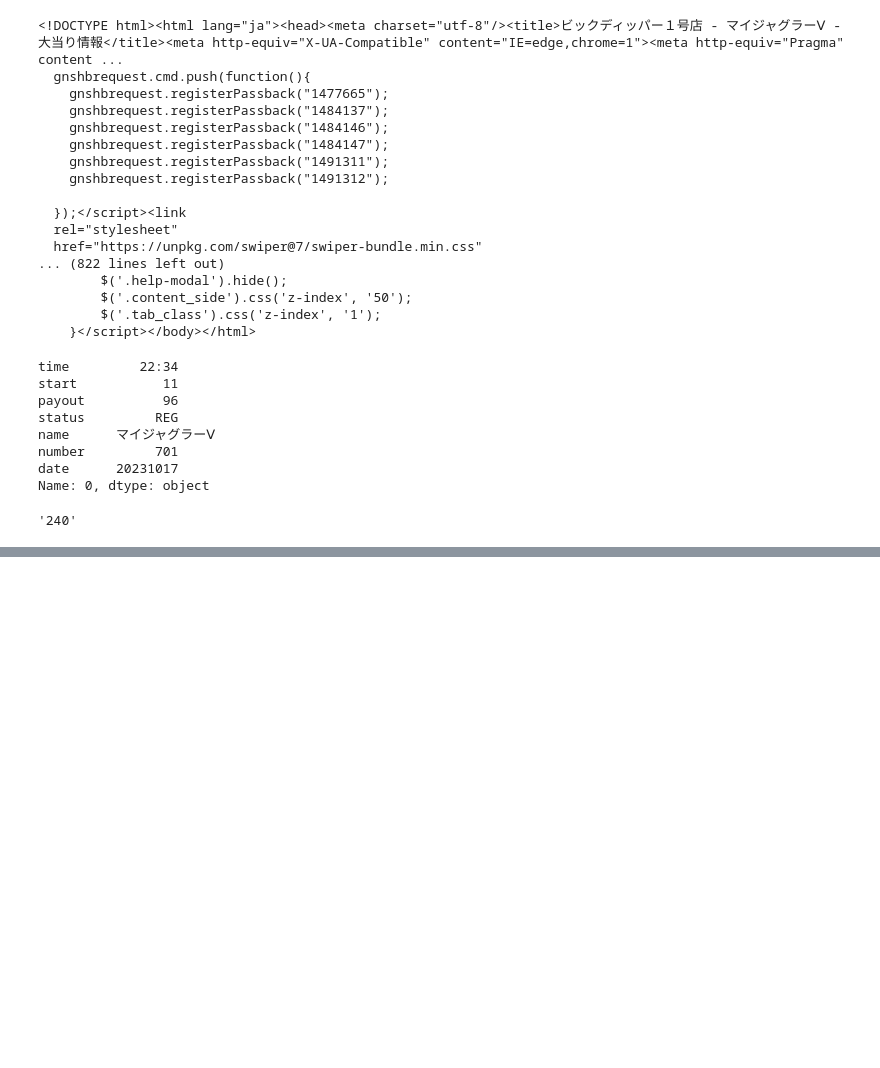
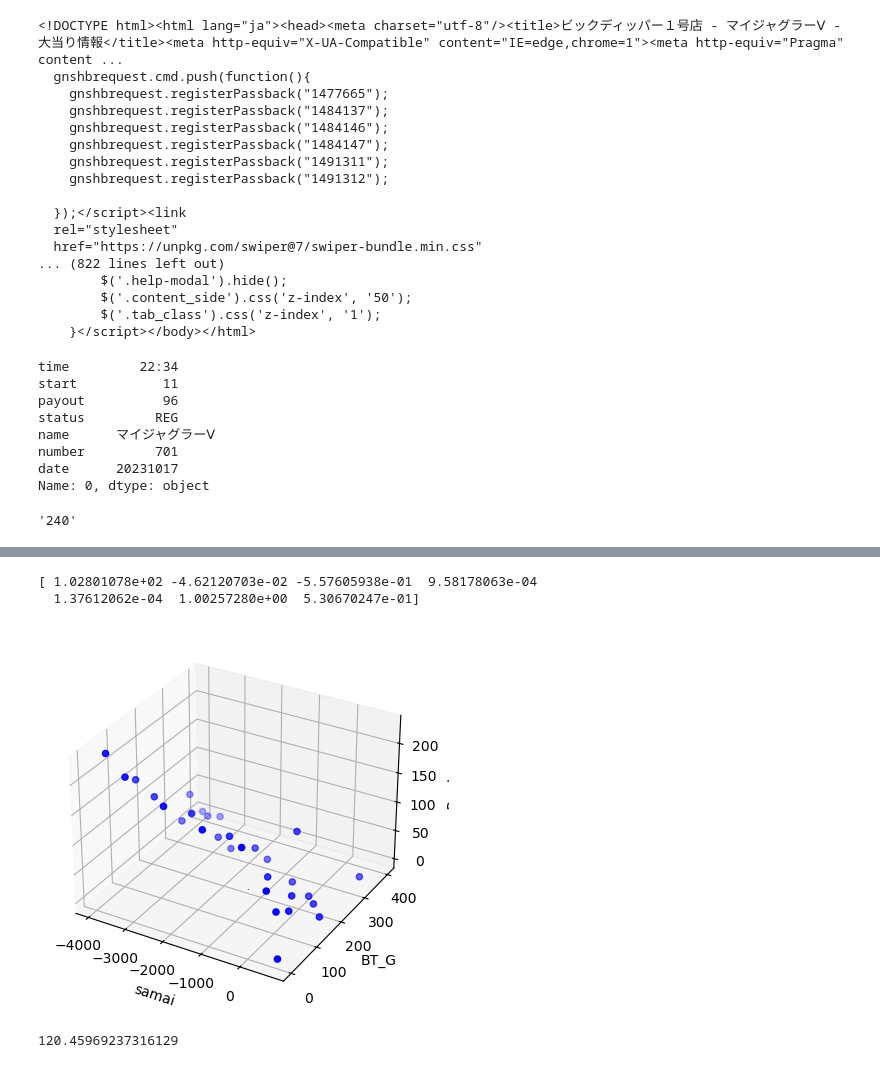
Before and after one commit to yohei-slot/hyena, a Jupyter notebook: pachidata.ipynb, the cells around one changed output, grey strips where cells are left out. Saved outputs shown, nothing was run; the diff lists cells and outputs as text; code cells hidden in the pictures; blank space fills up the shorter version.

```diff
--- a/pachidata.ipynb
+++ b/pachidata.ipynb
@@ -129,0 +501,37 @@ output = pd.DataFrame(index=[])
+# %%
+x = np.array([750,750,750,375,375,375,125,125,125,-500,-500,-500,-1500,-1500,-1500,-1500,-2500,-2500,-2500,-2500,-3500,-3500,-3500,-3500,-3500,-4000,-4000,-400,-4000,-4000,])
+y = np.array([333,165,0,200,100,50,220,150,50,250,150,50,300,250,150,50,300,250,150,50,400,350,250,150,50,400,350,250,150,50])
+z = np.array([0,0,0,0,30,50,0,30,80,0,50,140,0,40,100,150,0,40,120,170,0,20,50,130,200,0,50,90,150,230])
+# %%
+# Define mathematical function for curve fitting
+def func(xy, a, b, c,d, e,f, g):
+    x, y = xy
+    return a + b*x + c*y +  d*y**2 + e*x*y - f**(x/g)
+
+# Perform curve fitting
+popt, pcov = curve_fit(func, (x, y), z)
+
+# Print optimized parameters
+print(popt)
+
+# Create 3D plot of the data points and the fitted curve
+fig = plt.figure()
+ax = fig.add_subplot(111, projection='3d')
+ax.scatter(x, y, z, color='blue')
+x_range = np.linspace(0, 1, 50)
+y_range = np.linspace(0, 1, 50)
+X, Y = np.meshgrid(x_range, y_range)
+Z = func((X, Y), *popt)
+ax.plot_surface(X, Y, Z, color='red', alpha=0.5)
+ax.set_xlabel('samai')
+ax.set_ylabel('BT_G')
+ax.set_zlabel('Border')
+plt.show()
+# %% [output]
+[ 1.02801078e+02 -4.62120703e-02 -5.57605938e-01  9.58178063e-04
+  1.37612062e-04  1.00257280e+00  5.30670247e-01]
+[figure, added]
+# %%
+tenzen(500,80)
+# %% [output]
+120.45969237316129
```
Also changed, not shown: parts of 20 cells of this notebook, 2 other files.
